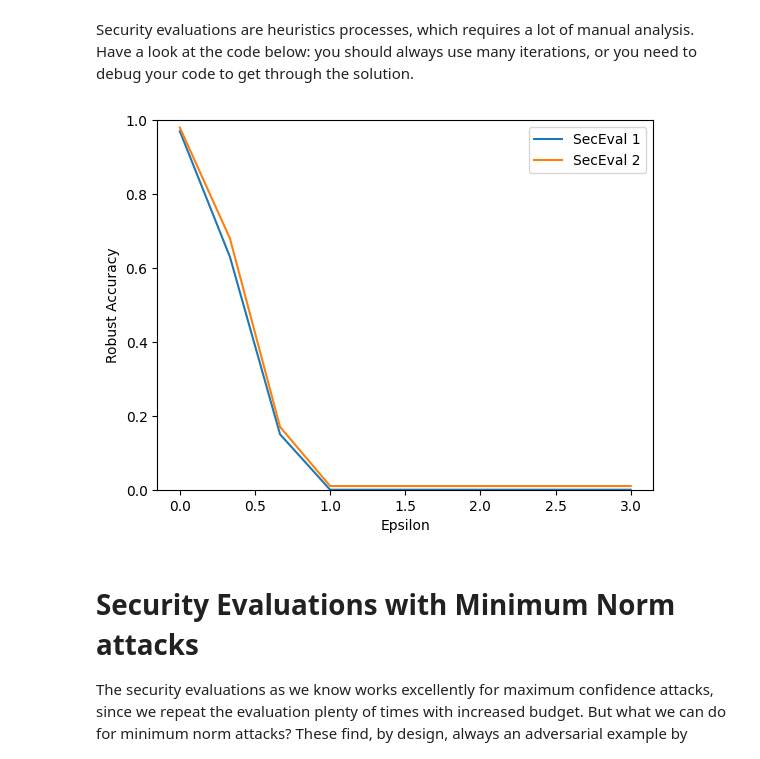
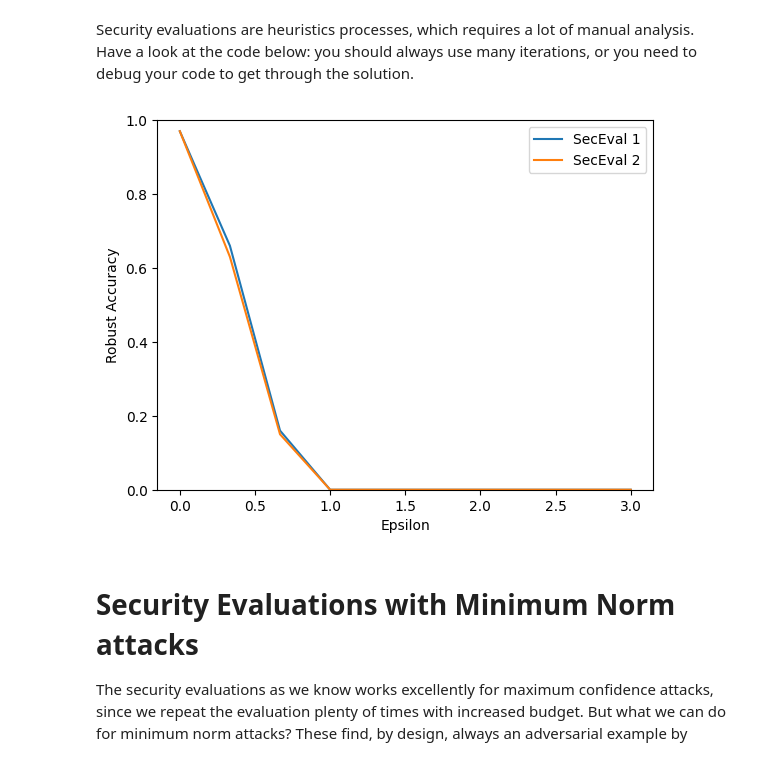
Before and after one commit to zangobot/teaching_material, a Jupyter notebook: 03-SecurityEvaluations.ipynb, the cells around one changed output. Drawn from its saved outputs; the diff is of its cells as text; code cells hidden in the pictures.

```diff
--- a/03-SecurityEvaluations.ipynb
+++ b/03-SecurityEvaluations.ipynb
@@ -407,18 +388,18 @@ Security evaluations are heuristics processes, which requires a lot of manual an
 Have a look at the code below: you should always use many iterations, or you need to debug your code to get through the solution.
 # %%
 epsilons=np.linspace(0, 3, 10)
-sec_eval_model1 = security_evaluation(secmlt_model, ts_dataloader, epsilons=epsilons, iterations=100, stepsize=1e-2)
-sec_eval_model2 = security_evaluation(secmlt_model2, ts_dataloader, epsilons=epsilons, iterations=100, stepsize=1e-2)
+sec_eval_model1 = security_evaluation(secmlt_model, ts_dataloader, epsilons=epsilons, iterations=500, stepsize=1e-1)
+sec_eval_model2 = security_evaluation(secmlt_model2, ts_dataloader, epsilons=epsilons, iterations=500, stepsize=1e-1)
 
 plt.plot(epsilons, sec_eval_model1, label='SecEval 1')
 plt.plot(epsilons, sec_eval_model2, label='SecEval 2')
 plt.xlabel('Epsilon')
 plt.ylabel('Robust Accuracy')
 plt.ylim(0, 1)
 plt.legend()
 plt.show()
 # %% [output]
-[figure, old version]
+[figure, new version]
 # %% [markdown]
 # Security Evaluations with Minimum Norm attacks
 
```
Also changed, not shown: parts of 7 cells of this notebook, 1 other file.
